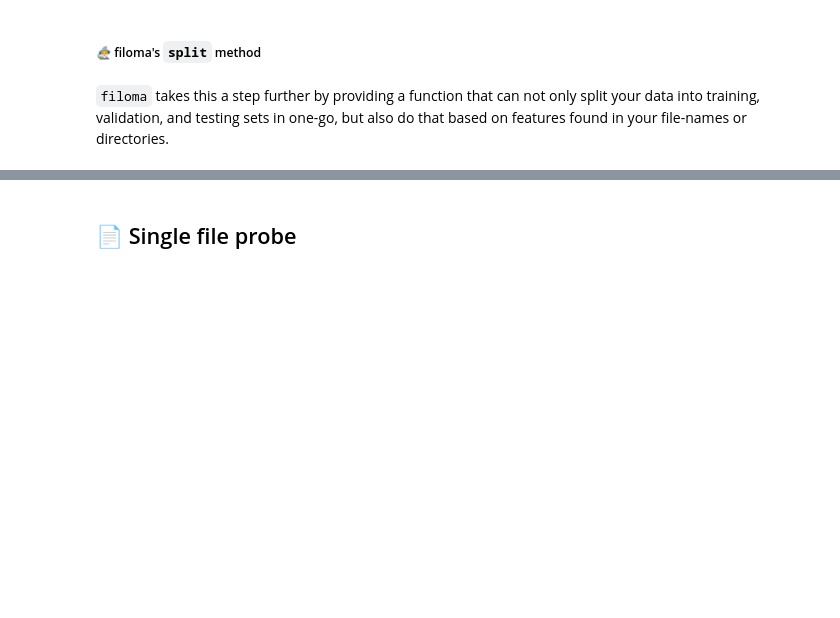
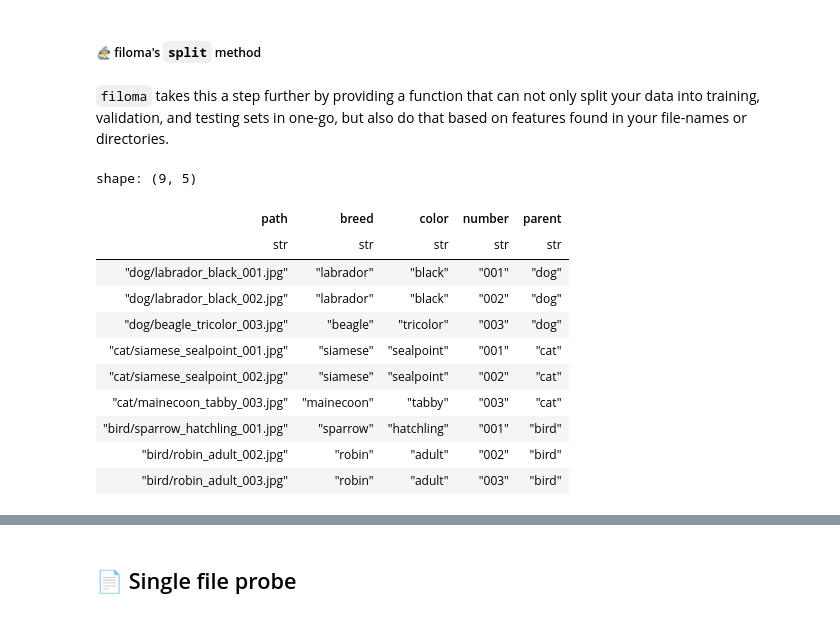
Before and after one commit to kalfasyan/filoma, a Jupyter notebook: notebooks/demo.ipynb, the cells around one changed output, grey strips where cells are left out. Saved outputs shown, nothing was run; the diff lists cells and outputs as text; code cells hidden in the pictures; blank space fills up the shorter version.

```diff
--- a/notebooks/demo.ipynb
+++ b/notebooks/demo.ipynb
@@ -221,3 +221,38 @@ Isn't it confusing that you just wanted a 60/20/20 split but had to specify 40%
 # %% [markdown]
 
 `filoma` takes this a step further by providing a function that can not only split your data into training, validation, and testing sets in one-go, but also do that based on features found in your file-names or directories.
+# %%
+from filoma import DataFrame
+
+# For example, your data might have subcategories encoded in filenames
+# like dog_bulldog_001.jpg, dog_bulldog_002.jpg, cat_siamese_001.jpg, etc.
+# You can use discover_filename_features to extract these features into separate columns.
+data = {
+    "path": [
+        "dog/labrador_black_001.jpg",
+        "dog/labrador_black_002.jpg",
+        "dog/beagle_tricolor_003.jpg",
+        "cat/siamese_sealpoint_001.jpg",
+        "cat/siamese_sealpoint_002.jpg",
+        "cat/mainecoon_tabby_003.jpg",
+        "bird/sparrow_hatchling_001.jpg",
+        "bird/robin_adult_002.jpg",
+        "bird/robin_adult_003.jpg",
+    ]
+}
+
+df = DataFrame(data)
+df.discover_filename_features(sep="_", token_names=["breed", "color", "number"], path_col="path", enrich=False, include_parent=True, inplace=True)
+# %% [output]
+shape: (9, 5)
+| path | breed | color | number | parent |
+| str | str | str | str | str |
+| "dog/labrador_black_001.jpg" | "labrador" | "black" | "001" | "dog" |
+| "dog/labrador_black_002.jpg" | "labrador" | "black" | "002" | "dog" |
+| "dog/beagle_tricolor_003.jpg" | "beagle" | "tricolor" | "003" | "dog" |
+| "cat/siamese_sealpoint_001.jpg" | "siamese" | "sealpoint" | "001" | "cat" |
+| "cat/siamese_sealpoint_002.jpg" | "siamese" | "sealpoint" | "002" | "cat" |
+| "cat/mainecoon_tabby_003.jpg" | "mainecoon" | "tabby" | "003" | "cat" |
+| "bird/sparrow_hatchling_001.jpg" | "sparrow" | "hatchling" | "001" | "bird" |
+| "bird/robin_adult_002.jpg" | "robin" | "adult" | "002" | "bird" |
+| "bird/robin_adult_003.jpg" | "robin" | "adult" | "003" | "bird" |
```
Also changed, not shown: parts of 10 cells of this notebook, 7 other files.
